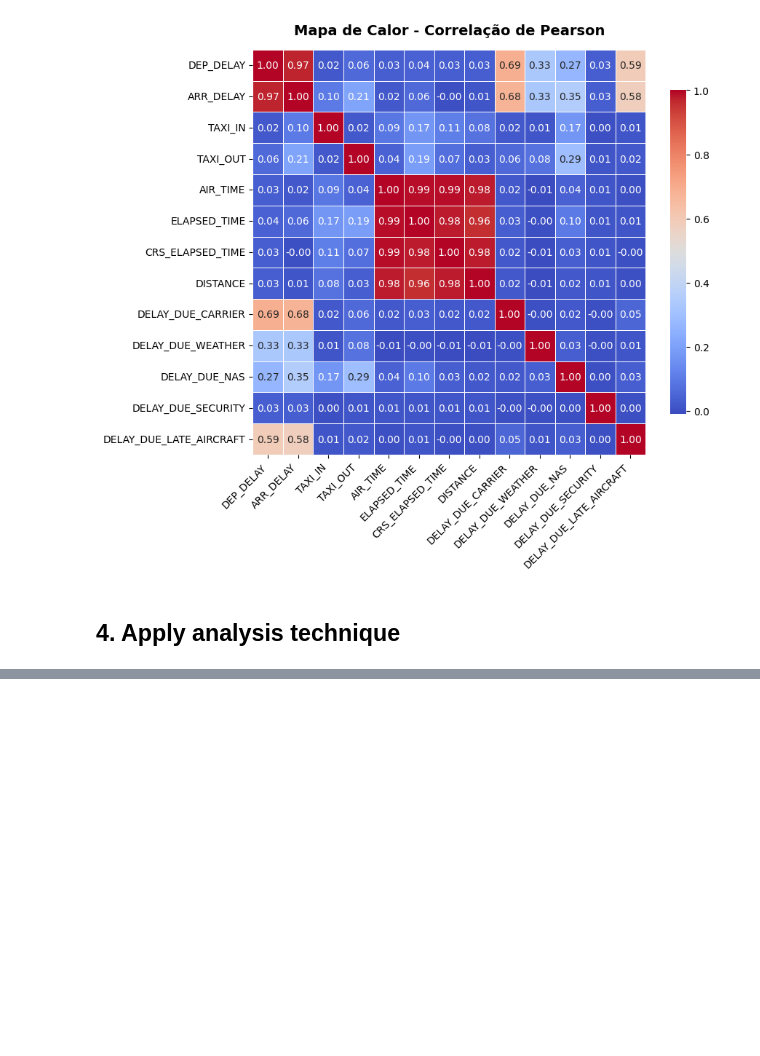
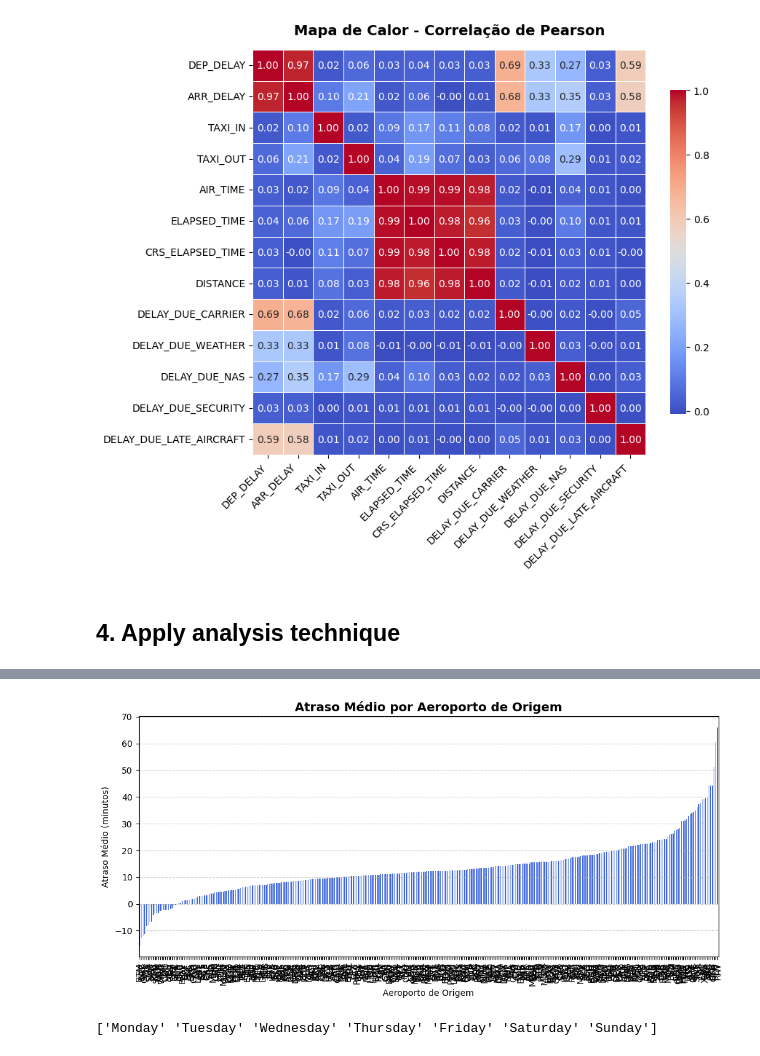
Before and after one commit to vitoriapguimaraes/Python-AnaliseVoos, a Jupyter notebook: scripts/script-vitoria.ipynb, the cells around one changed output, grey strips where cells are left out. Cells and saved outputs as stored; diff of their text form; code cells hidden in the pictures; blank space fills up the shorter version.

```diff
--- a/scripts/script-vitoria.ipynb
+++ b/scripts/script-vitoria.ipynb
@@ -925,0 +968,18 @@ plt.show()
+# %%
+# Atraso médio por aeroporto de origem
+delay_by_origin = df.groupby("ORIGIN")["DEP_DELAY"].mean().sort_values()
+
+plt.figure(figsize=(12, 5))
+delay_by_origin.plot(kind="bar", color="royalblue")
+plt.title("Atraso Médio por Aeroporto de Origem", fontsize=14, fontweight="bold")
+plt.xlabel("Aeroporto de Origem")
+plt.ylabel("Atraso Médio (minutos)")
+plt.xticks(rotation=90)
+plt.grid(axis="y", linestyle="--", alpha=0.6)
+plt.show()
+# %% [output]
+[figure, added]
+# %%
+print(df["DAY_OF_WEEK"].unique())
+# %% [output]
+['Monday' 'Tuesday' 'Wednesday' 'Thursday' 'Friday' 'Saturday' 'Sunday']
```
Also changed, not shown: parts of 13 cells of this notebook, 2 other files.
